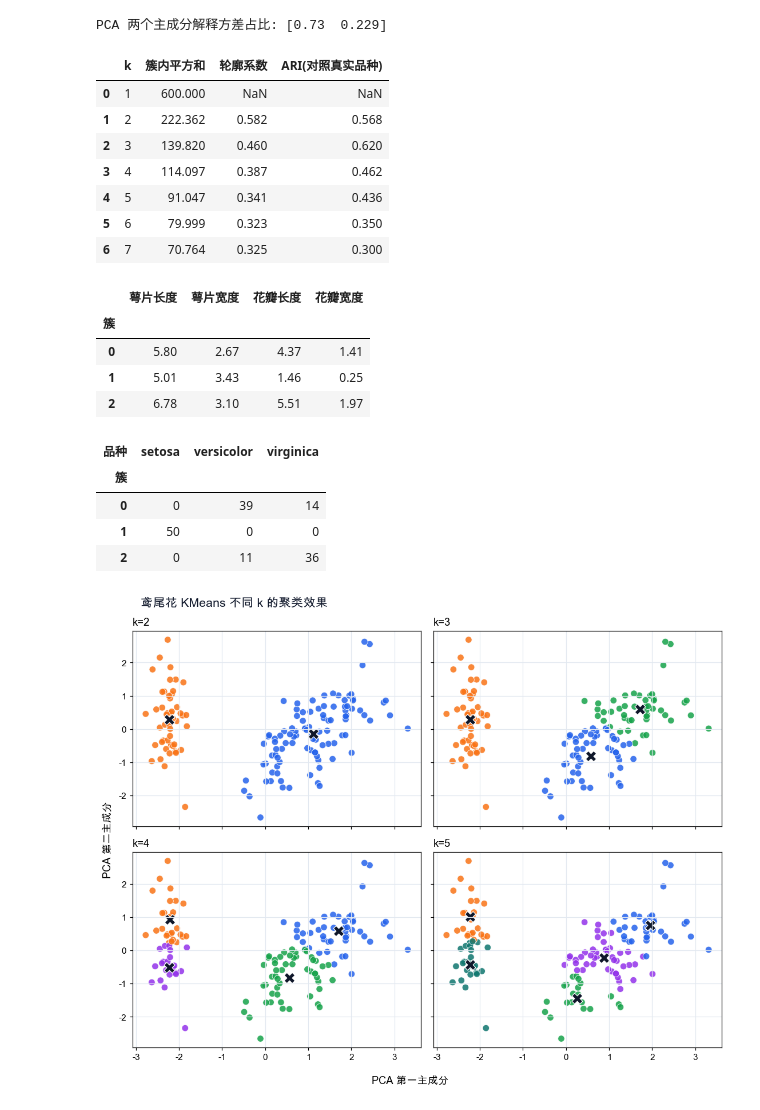
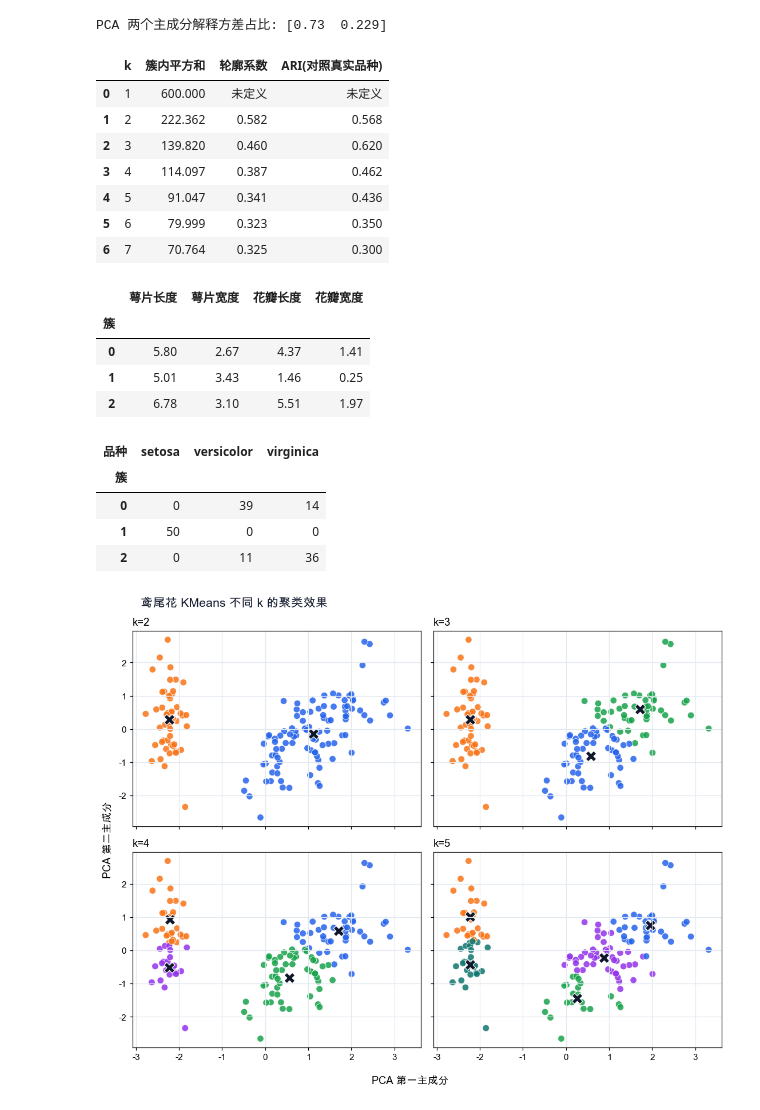
Before and after one commit to zhesun-0209/ai-thinking-labs, a Jupyter notebook: notebooks/ch07_decision_tree_kmeans.ipynb, the cells around one changed output. Drawn from its saved outputs; the diff is of its cells as text; code cells hidden in the pictures.

```diff
--- a/notebooks/ch07_decision_tree_kmeans.ipynb
+++ b/notebooks/ch07_decision_tree_kmeans.ipynb
@@ -287,35 +287,41 @@ k_values = range(1, 8)
 kmeans_by_k = {}
 labels_by_k = {}
 metric_rows = []
 
 for k in k_values:
     model = KMeans(n_clusters=k, n_init=20, random_state=4)
     labels = model.fit_predict(X_iris_scaled)
     kmeans_by_k[k] = model
     labels_by_k[k] = labels
     metric_rows.append({
         "k": k,
         "簇内平方和": model.inertia_,
         "轮廓系数": np.nan if k == 1 else silhouette_score(X_iris_scaled, labels),
         "ARI(对照真实品种)": np.nan if k == 1 else adjusted_rand_score(iris.target, labels),
     })
 
 k_metrics = pd.DataFrame(metric_rows).round(3)
+k_metrics_display = k_metrics.copy()
+for col in ["轮廓系数", "ARI(对照真实品种)"]:
+    k_metrics_display[col] = k_metrics_display[col].apply(
+        lambda value: "未定义" if pd.isna(value) else f"{value:.3f}"
+    )
+k_metrics_display["簇内平方和"] = k_metrics_display["簇内平方和"].map(lambda value: f"{value:.3f}")
 chosen_k = 3
 kmeans = kmeans_by_k[chosen_k]
 final_labels = labels_by_k[chosen_k]
 
 clustered_iris = iris_df.copy()
 clustered_iris["簇"] = final_labels
 cluster_profile = clustered_iris.groupby("簇")[iris_feature_names].mean().rename(columns=iris_feature_cn_map).round(2)
 cluster_mix = pd.crosstab(clustered_iris["簇"], clustered_iris["品种"])
 
-display(k_metrics)
+display(k_metrics_display)
 display(cluster_profile)
 display(cluster_mix)
 # %% [output]
 |  | k | 簇内平方和 | 轮廓系数 | ARI(对照真实品种) |
-| 0 | 1 | 600.000 | NaN | NaN |
+| 0 | 1 | 600.000 | 未定义 | 未定义 |
 | 1 | 2 | 222.362 | 0.582 | 0.568 |
 | 2 | 3 | 139.820 | 0.460 | 0.620 |
 | 3 | 4 | 114.097 | 0.387 | 0.462 |
```
Also changed, not shown: 57 other files.
